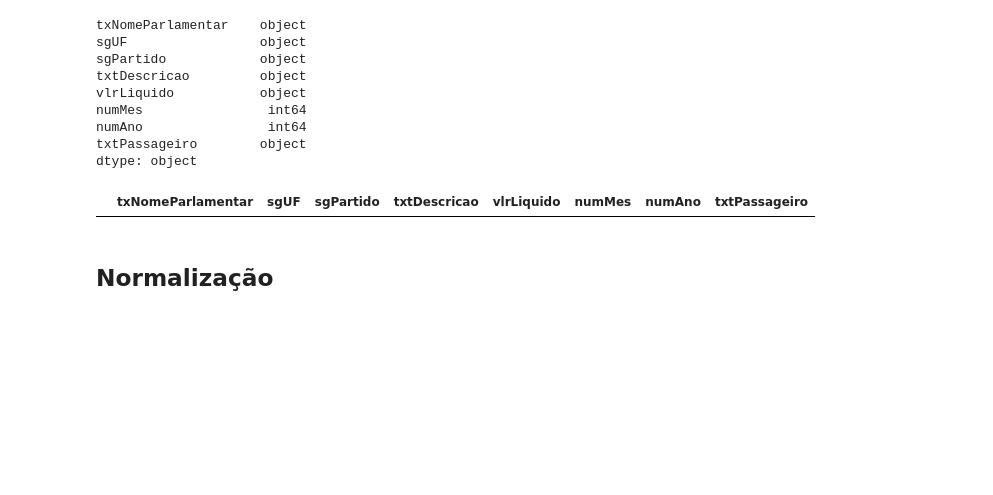
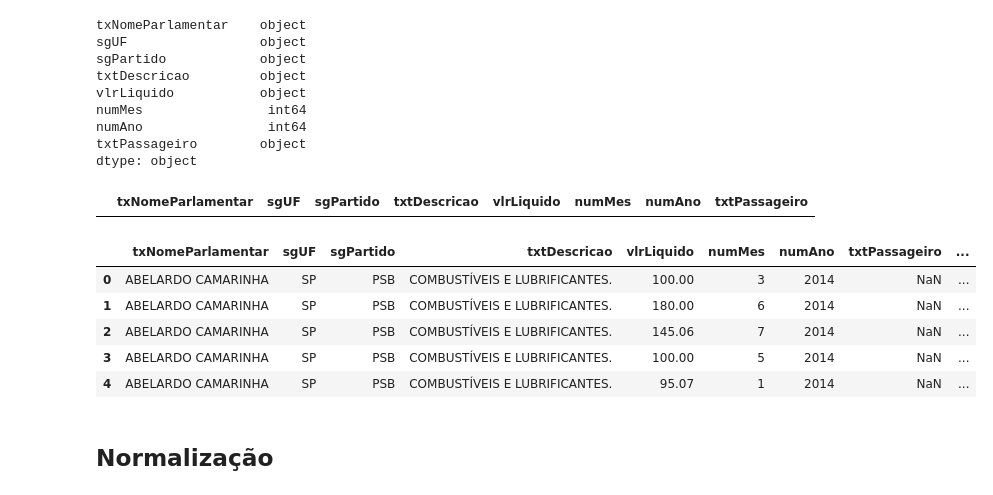
Before and after one commit to junakayama/datamining, a Jupyter notebook: trabalho_data_mining.ipynb, the cells around one changed output. Saved outputs shown, nothing was run; the diff lists cells and outputs as text; code cells hidden in the pictures; blank space fills up the shorter version.

```diff
--- a/trabalho_data_mining.ipynb
+++ b/trabalho_data_mining.ipynb
@@ -213,6 +213,15 @@ df['vlrLiquido'] = df.vlrLiquido.astype(float)
 df[df.vlrLiquido == 0]
 # %% [output]
 |  | txNomeParlamentar | sgUF | sgPartido | txtDescricao | vlrLiquido | numMes | numAno | txtPassageiro |
+# %%
+df.head()
+# %% [output]
+|  | txNomeParlamentar | sgUF | sgPartido | txtDescricao | vlrLiquido | numMes | numAno | txtPassageiro | ... |
+| 0 | ABELARDO CAMARINHA | SP | PSB | COMBUSTÍVEIS E LUBRIFICANTES. | 100.00 | 3 | 2014 | NaN | ... |
+| 1 | ABELARDO CAMARINHA | SP | PSB | COMBUSTÍVEIS E LUBRIFICANTES. | 180.00 | 6 | 2014 | NaN | ... |
+| 2 | ABELARDO CAMARINHA | SP | PSB | COMBUSTÍVEIS E LUBRIFICANTES. | 145.06 | 7 | 2014 | NaN | ... |
+| 3 | ABELARDO CAMARINHA | SP | PSB | COMBUSTÍVEIS E LUBRIFICANTES. | 100.00 | 5 | 2014 | NaN | ... |
+| 4 | ABELARDO CAMARINHA | SP | PSB | COMBUSTÍVEIS E LUBRIFICANTES. | 95.07 | 1 | 2014 | NaN | ... |
 # %% [markdown]
 ## Normalização
 # %%
```
Also changed, not shown: parts of 6 cells of this notebook.
